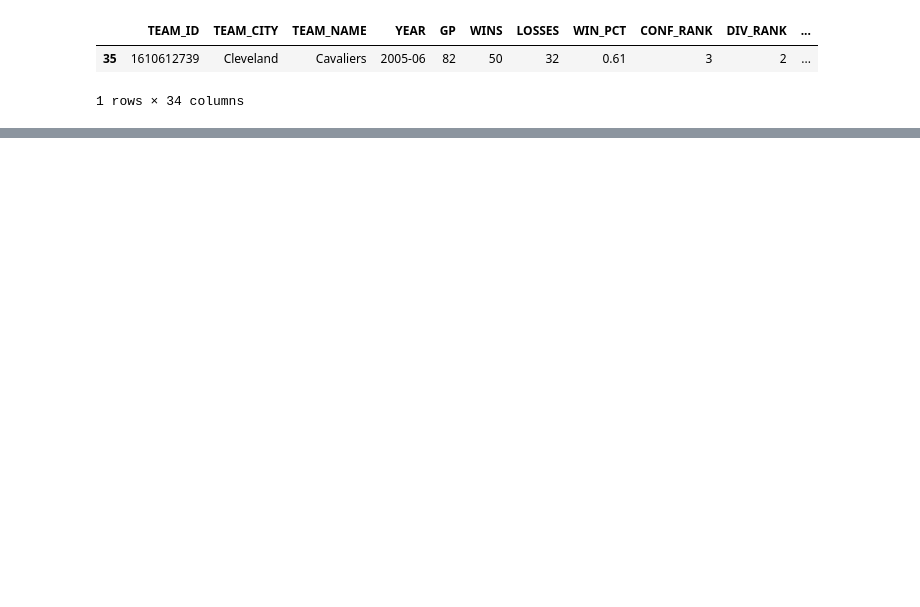
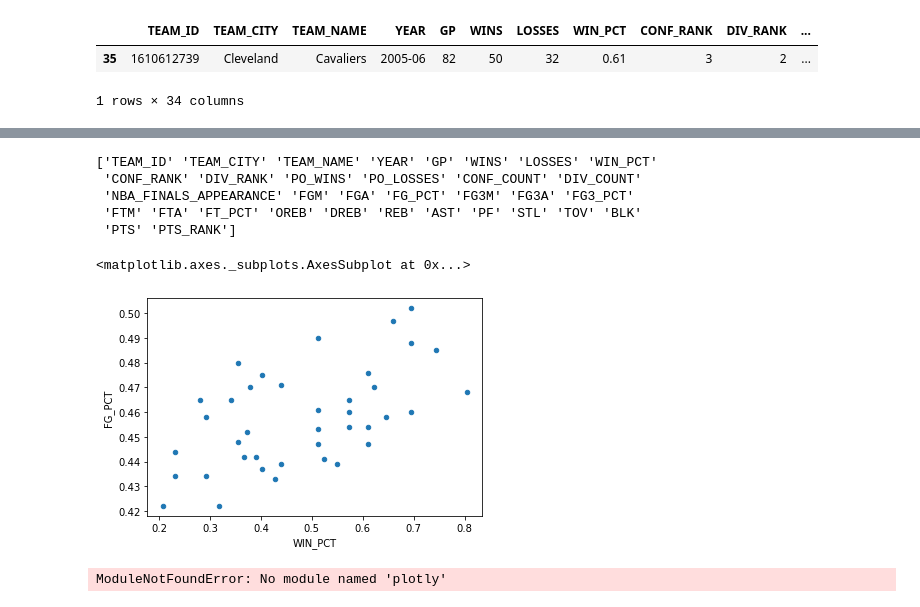
Before and after one commit to Patrick-Holyoake/Group-Project-1, a Jupyter notebook: Group_Project.ipynb, the cells around one changed output, grey strips where cells are left out. Drawn from its saved outputs; the diff is of its cells as text; code cells hidden in the pictures; blank space fills up the shorter version.

Commit message:
plotly

```diff
--- a/Group_Project.ipynb
+++ b/Group_Project.ipynb
@@ -326 +322,31 @@ cle_teamyear_df
 51 rows × 34 columns
+# %%
+print(cle_teamyear_df.columns.values)
+# %% [output]
+['TEAM_ID' 'TEAM_CITY' 'TEAM_NAME' 'YEAR' 'GP' 'WINS' 'LOSSES' 'WIN_PCT'
+ 'CONF_RANK' 'DIV_RANK' 'PO_WINS' 'PO_LOSSES' 'CONF_COUNT' 'DIV_COUNT'
+ 'NBA_FINALS_APPEARANCE' 'FGM' 'FGA' 'FG_PCT' 'FG3M' 'FG3A' 'FG3_PCT'
+ 'FTM' 'FTA' 'FT_PCT' 'OREB' 'DREB' 'REB' 'AST' 'PF' 'STL' 'TOV' 'BLK'
+ 'PTS' 'PTS_RANK']
+# %%
+cle_teamyear_df_win_pct = cle_teamyear_df['FG_PCT']
+cle_teamyear_df_cleaned = cle_teamyear_df.loc[cle_teamyear_df['FG_PCT'] > 0]
+# %%
+cle_teamyear_df_cleaned.plot(kind="scatter", x='WIN_PCT', y='FG_PCT')
+# %% [output]
+<matplotlib.axes._subplots.AxesSubplot at 0x...>
+[figure, added]
+# %%
+import plotly.express as px
+fig = px.scatter(
+    df_bron_games_all, x='WIN_PCT', y='FG_PCT', size='PTS', size_max=13, color_continuous_scale='rdylbu_r',
+    color='PTS', title="Visualising correlations between accuracy & wins",hover_name ='Game_ID', trendline="ols",
+    labels={ # replaces default labels by column name
+                     'AST': "Total Asist by Team",  'FG_PCT': "Field Goals Percentage by Team"})
+fig.update_traces(marker=dict(line=dict(width=1, color='DarkSlateGrey')),
+                  selector=dict(mode='markers'))
+fig.update_layout(width=800, height=600)
+fig.data[1].marker.color = 'grey'  # set trendline color
+fig.show()
+# %% [output]
+ModuleNotFoundError: No module named 'plotly'
```
Also changed, not shown: parts of 8 cells of this notebook.
